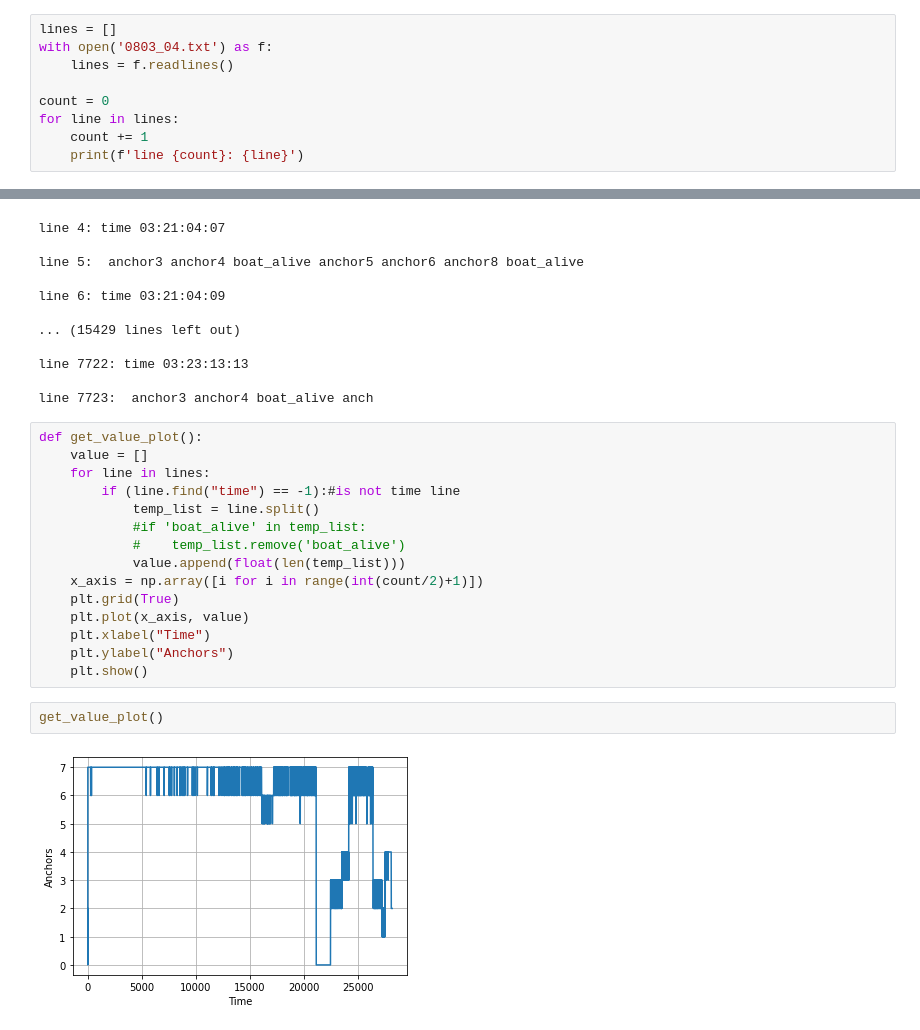
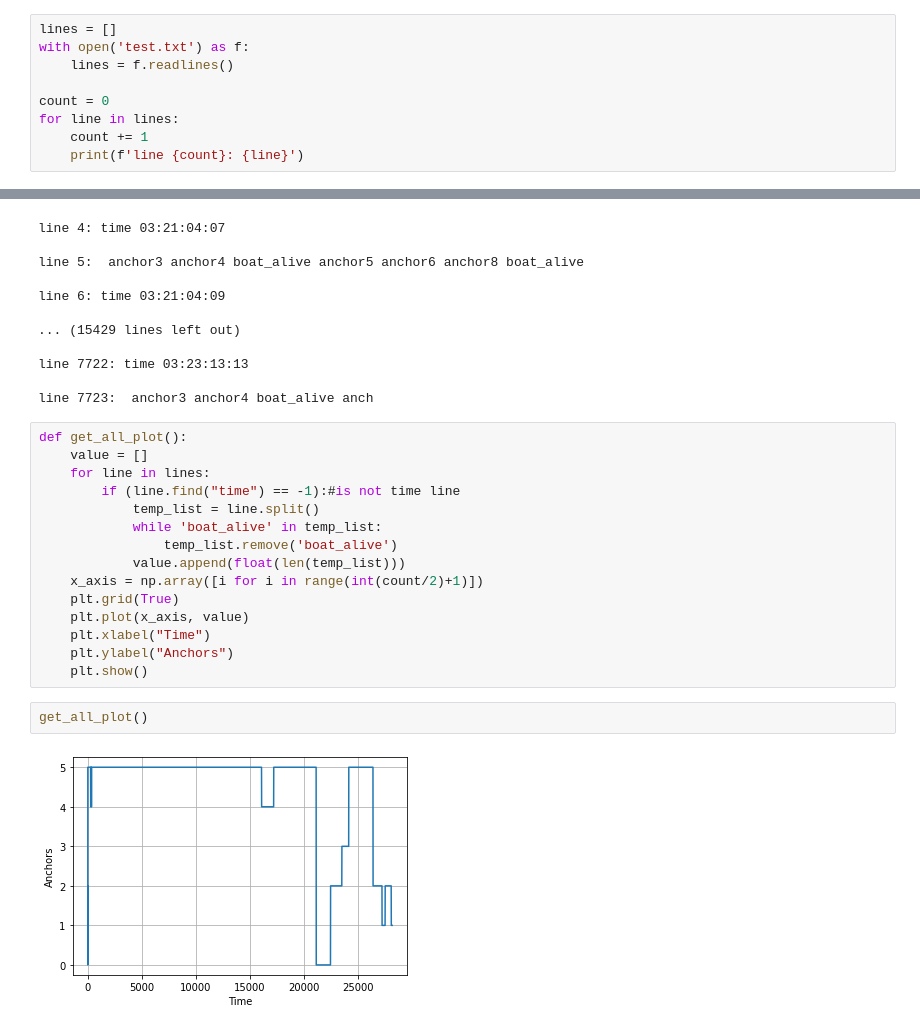
Before and after one commit to ARG-NCTU/arg_robotics_tools, a Jupyter notebook: 09_anchor_logging.ipynb, the cells around one changed output, grey strips where cells are left out. Cells and saved outputs as stored; diff of their text form.

```diff
--- a/09_anchor_logging.ipynb
+++ b/09_anchor_logging.ipynb
@@ -28,6 +37,6 @@ To: /home/arg/arg_robotics_tools/data/anchor_logging.zip
 # %%
 lines = []
-with open('0803_04.txt') as f:
+with open('test.txt') as f:
     lines = f.readlines()
 
 count = 0
@@ -53,13 +62,13 @@ line 7722: time 03:23:13:13
 
 line 7723:  anchor3 anchor4 boat_alive anch
 # %%
-def get_value_plot():
+def get_all_plot():
     value = []
     for line in lines:
         if (line.find("time") == -1):#is not time line
             temp_list = line.split()
-            #if 'boat_alive' in temp_list:
-            #    temp_list.remove('boat_alive')
+            while 'boat_alive' in temp_list:
+                temp_list.remove('boat_alive')
             value.append(float(len(temp_list)))
     x_axis = np.array([i for i in range(int(count/2)+1)])
     plt.grid(True)
@@ -68,6 +77,6 @@ def get_value_plot():
     plt.ylabel("Anchors")
     plt.show()
 # %%
-get_value_plot()
+get_all_plot()
 # %% [output]
-[figure, old version]
+[figure, new version]
```
Also changed, not shown: parts of 4 cells of this notebook.
